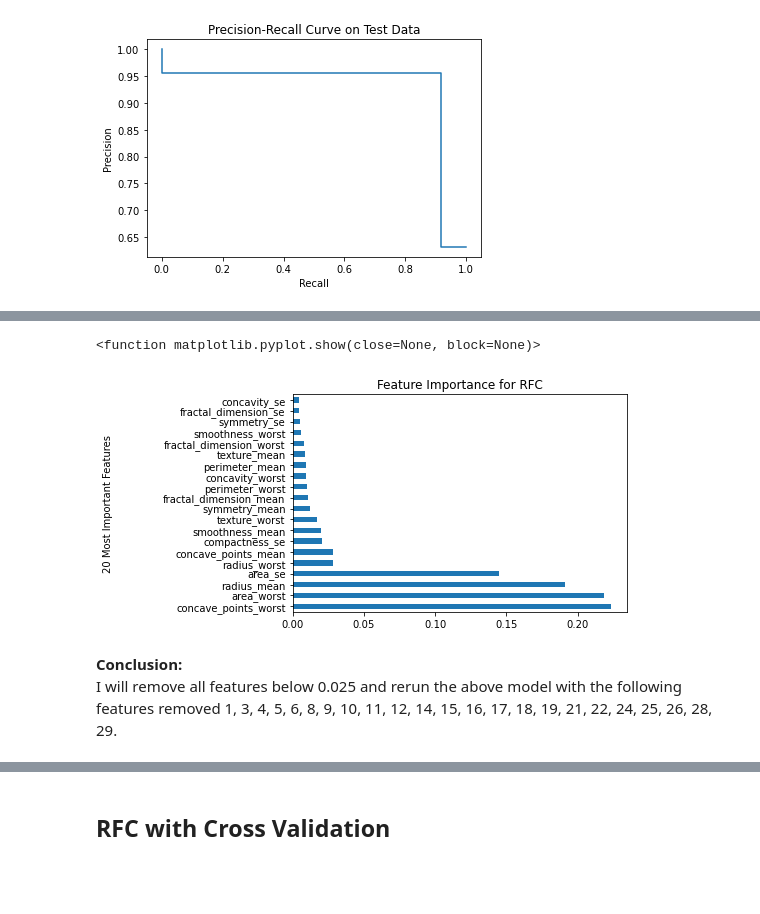
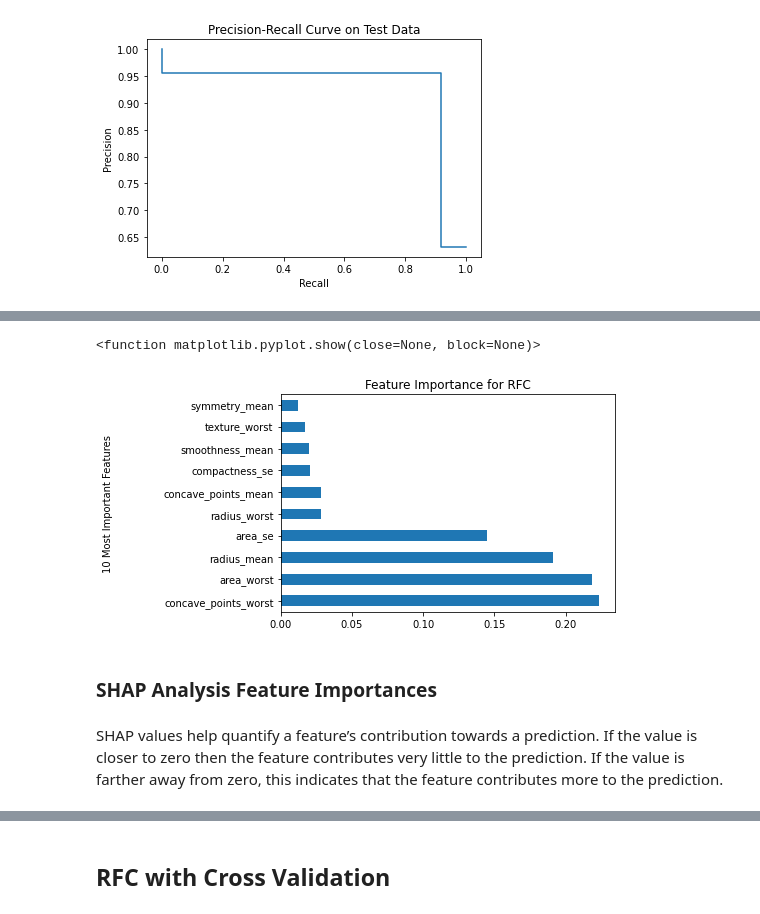
Before and after one commit to mars12161/bayer_challenge_d_life, a Jupyter notebook: breast_cancer_analysis_kb.ipynb, the cells around one changed output, grey strips where cells are left out. Drawn from its saved outputs; the diff is of its cells as text; code cells hidden in the pictures; blank space fills up the shorter version.

```diff
--- a/breast_cancer_analysis_kb.ipynb
+++ b/breast_cancer_analysis_kb.ipynb
@@ -425,10 +451,10 @@ The ROC and AUC are run on the test data after the model has been trained.
 # %%
 feat_importances = pd.Series(rfc.feature_importances_, index=X_train.columns)
-data_feat = feat_importances.nlargest(20).plot(kind='barh')
+data_feat = feat_importances.nlargest(10).plot(kind='barh')
 plt.title("Feature Importance for RFC")
-plt.ylabel("20 Most Important Features", labelpad = 50)
+plt.ylabel("10 Most Important Features", labelpad = 50)
 plt.savefig("./images/rfc_features.png", bbox_inches='tight')
 plt.show
 # %% [output]
 <function matplotlib.pyplot.show(close=None, block=None)>
-[figure, old version]
+[figure, new version]
@@ -441,3 +461,4 @@ plt.show
-# %% [markdown]
-**Conclusion:**<br>
-I will remove all features below 0.025 and rerun the above model with the following features removed 1, 3, 4, 5, 6, 8, 9, 10, 11, 12, 14, 15, 16, 17, 18, 19, 21, 22, 24, 25, 26, 28, 29.
+# %% [markdown]
+### SHAP Analysis Feature Importances
+# %% [markdown]
+SHAP values help quantify a feature’s contribution towards a prediction. If the value is closer to zero then the feature contributes very little to the prediction.  If the value is farther away from zero, this indicates that the feature contributes more to the prediction.
```
Also changed, not shown: parts of 59 cells of this notebook.
